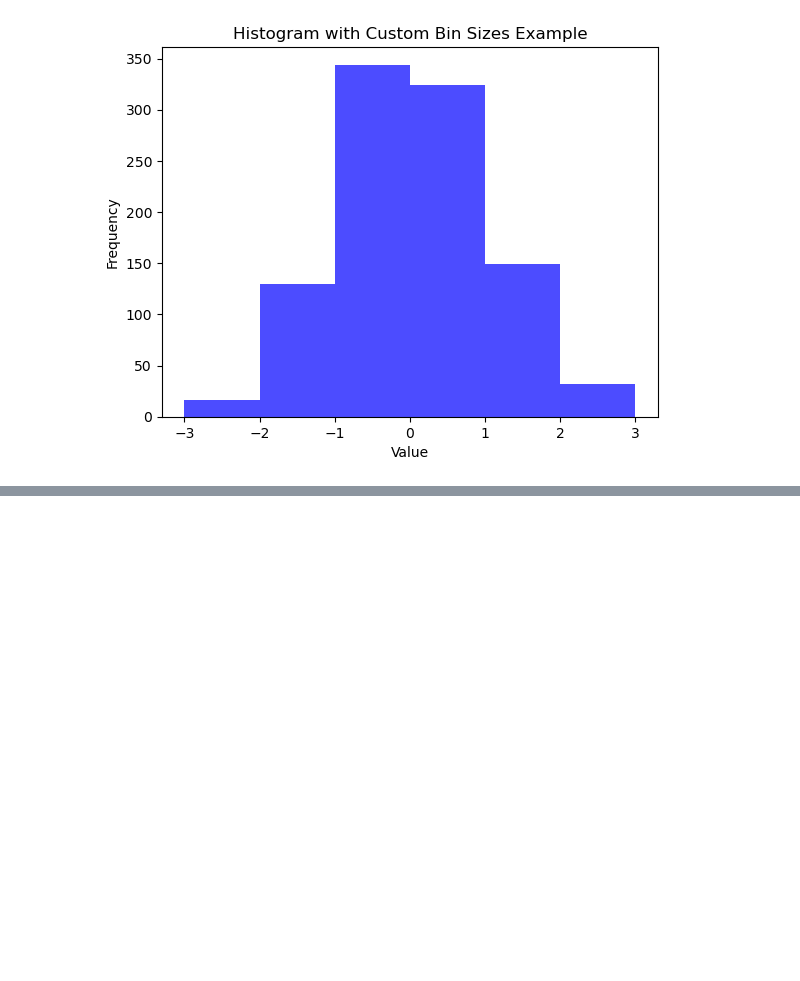
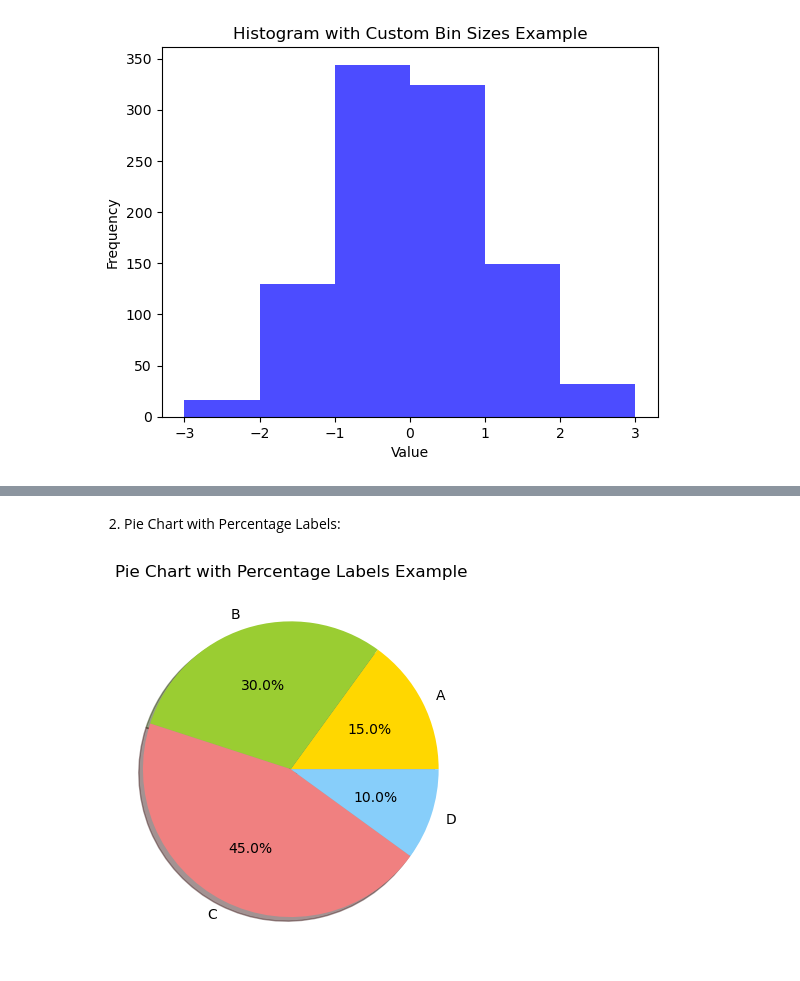
Before and after one commit to Ahmet-Acik/matplotlib_numpy_project, a Jupyter notebook: Untitled-1.ipynb, the cells around one changed output, grey strips where cells are left out. Saved outputs shown, nothing was run; the diff lists cells and outputs as text; code cells hidden in the pictures; blank space fills up the shorter version.

```diff
--- a/Untitled-1.ipynb
+++ b/Untitled-1.ipynb
@@ -495,0 +512,14 @@ plt.show()
+# %% [markdown]
+2. Pie Chart with Percentage Labels:
+# %%
+import matplotlib.pyplot as plt
+
+labels = ['A', 'B', 'C', 'D']
+sizes = [15, 30, 45, 10]
+colors = ['gold', 'yellowgreen', 'lightcoral', 'lightskyblue']
+
+plt.pie(sizes, labels=labels, colors=colors, autopct='%1.1f%%', shadow=True)
+plt.title('Pie Chart with Percentage Labels Example')
+plt.show()
+# %% [output]
+[figure, added]
```
Also changed, not shown: parts of 9 cells of this notebook.
